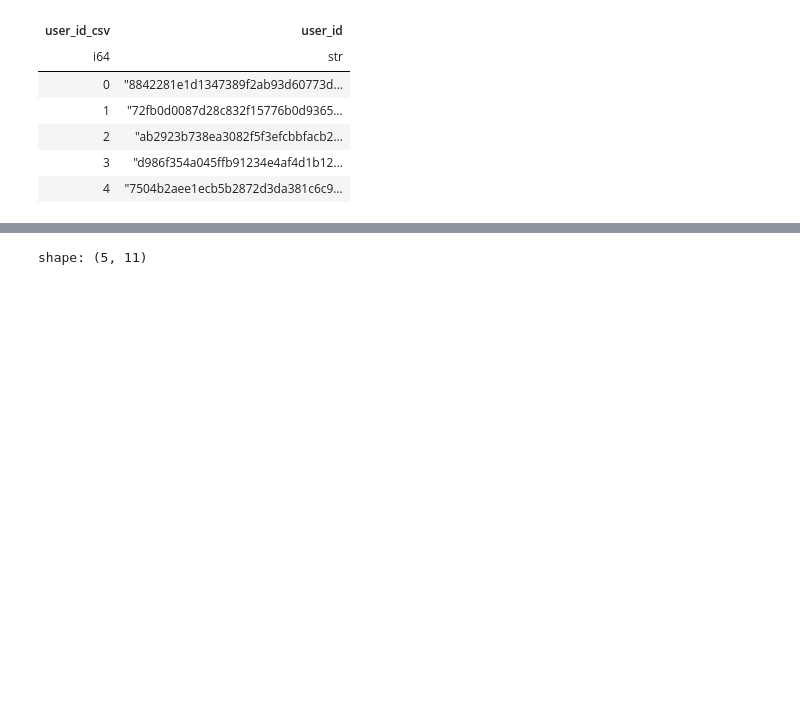
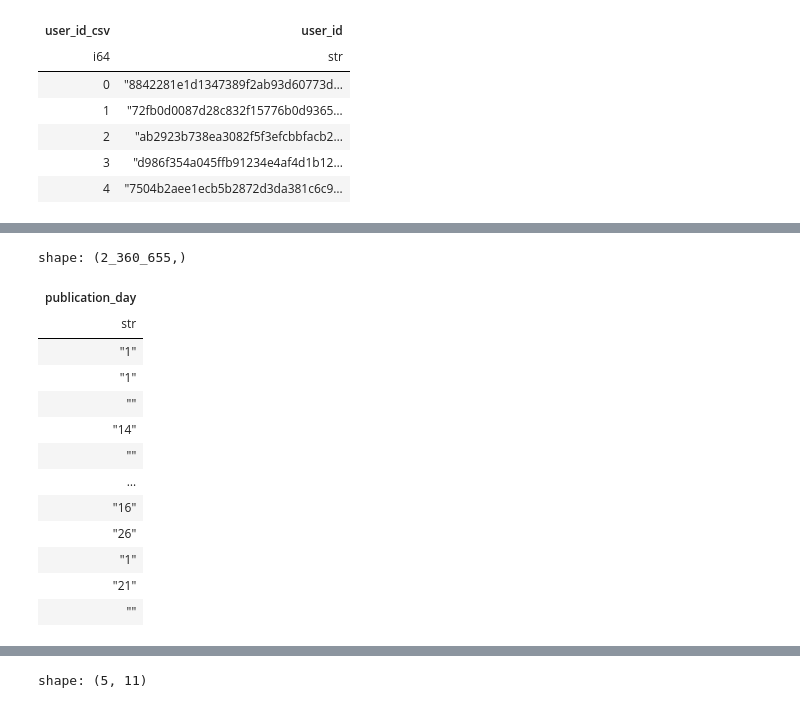
Before and after one commit to yorkwmsoe/csc6711-final-project, a Jupyter notebook: project.ipynb, the cells around one changed output, grey strips where cells are left out. Drawn from its saved outputs; the diff is of its cells as text; code cells hidden in the pictures; blank space fills up the shorter version.

```diff
--- a/project.ipynb
+++ b/project.ipynb
@@ -81,0 +123,35 @@ shape: (5, 29)
+# %%
+books.drop_in_place('isbn')
+books.drop_in_place('series')
+books.drop_in_place('popular_shelves')
+books.drop_in_place('asin')
+books.drop_in_place('kindle_asin')
+books.drop_in_place('similar_books')
+books.drop_in_place('description')
+books.drop_in_place('link')
+books.drop_in_place('authors')
+books.drop_in_place('publisher')
+books.drop_in_place('isbn13')
+books.drop_in_place('edition_information')
+books.drop_in_place('url')
+books.drop_in_place('image_url')
+books.drop_in_place('work_id')
+books.drop_in_place('title')
+books.drop_in_place('title_without_series')
+books.drop_in_place('publication_month')
+books.drop_in_place('publication_day')
+# %% [output]
+shape: (2_360_655,)
+| publication_day |
+| str |
+| "1" |
+| "1" |
+| "" |
+| "14" |
+| "" |
+| … |
+| "16" |
+| "26" |
+| "1" |
+| "21" |
+| "" |
```
Also changed, not shown: parts of 42 cells of this notebook.
